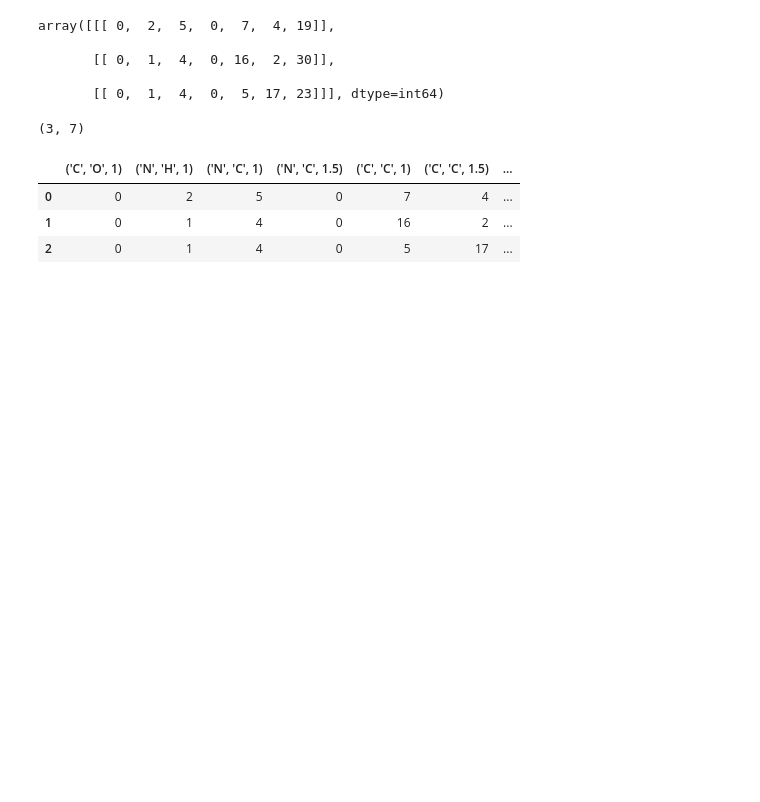
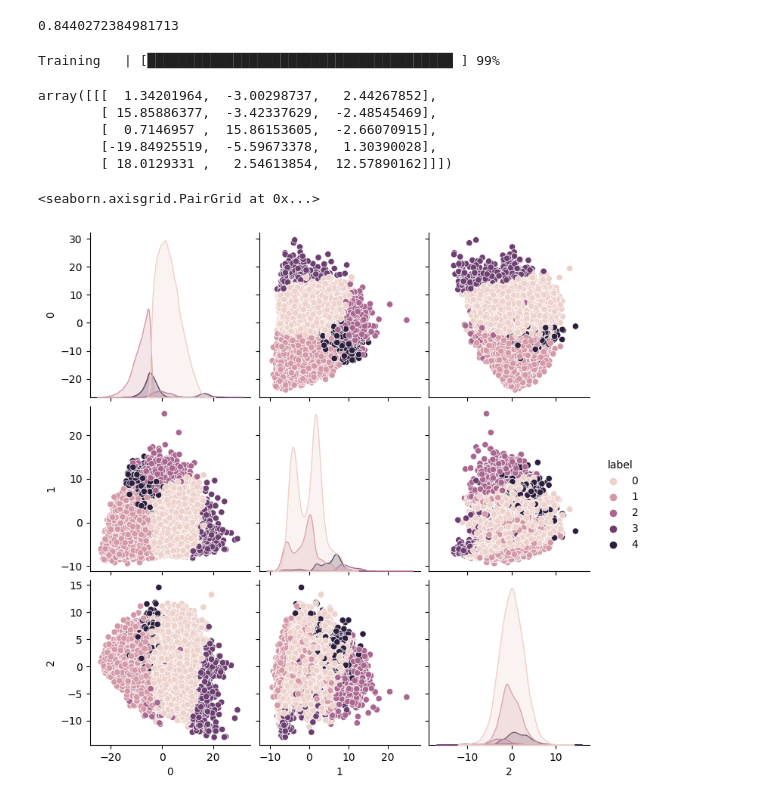
Before and after one commit to Evintkoo/Functional-Group-Analysis, a Jupyter notebook: Atomic-Bond/4-clustering.ipynb, the cells around one changed output. Cells and saved outputs as stored; diff of their text form; code cells hidden in the pictures; blank space fills up the shorter version.

```diff
--- a/Atomic-Bond/4-clustering.ipynb
+++ b/Atomic-Bond/4-clustering.ipynb
@@ -19,0 +11,3 @@ sns.heatmap(df.corr())
+# %%
+df = pd.read_csv("Datas/pca_data.csv")
+df
@@ -20,32 +48,22 @@ sns.heatmap(df.corr())
+# %%
+pca_model.explained_variance_ratio_.sum()
+# %% [output]
+0.8440272384981713
 # %%
 X = df.values
-model = SOM(m = 3,
-            n = 1,
+model = SOM(m = 1,
+            n = 5,
             dim=X.shape[1],
-            max_iter=1,
+            max_iter=sys.maxsize,
             initiate_method="SOM++",
             learning_rate=0.5,
-            neighbour_rad=5)
-model.fit(X, epoch=50)
+            neighbour_rad=2)
+model.fit(X, epoch=100)
 model.neurons
 # %% [output]
-array([[[ 0,  2,  5,  0,  7,  4, 19]],
-
-       [[ 0,  1,  4,  0, 16,  2, 30]],
-
-       [[ 0,  1,  4,  0,  5, 17, 23]]], dtype=int64)
+Training   | [███████████████████████████████████████ ] 99%
+array([[[  1.34201964,  -3.00298737,   2.44267852],
+        [ 15.85886377,  -3.42337629,  -2.48545469],
+        [  0.7146957 ,  15.86153605,  -2.66070915],
+        [-19.84925519,  -5.59673378,   1.30390028],
+        [ 18.0129331 ,   2.54613854,  12.57890162]]])
-# %%
-cluster_centers = model.neurons
-cluster_centers = np.reshape(cluster_centers, (-1,X.shape[1]))
-cluster_centers.shape
-# %% [output]
-(3, 7)
-# %%
-cc = pd.DataFrame(cluster_centers, columns=df.columns)
-cc.dropna(axis=1, inplace=True)
-cc.round(4)
-# %% [output]
-|  | ('C', 'O', 1) | ('N', 'H', 1) | ('N', 'C', 1) | ('N', 'C', 1.5) | ('C', 'C', 1) | ('C', 'C', 1.5) | ... |
-| 0 | 0 | 2 | 5 | 0 | 7 | 4 | ... |
-| 1 | 0 | 1 | 4 | 0 | 16 | 2 | ... |
-| 2 | 0 | 1 | 4 | 0 | 5 | 17 | ... |
@@ -54,0 +70,8 @@ cc.round(4).to_csv("Datas/Stats/clustercenters.csv", index=False)
+# %%
+pred = model.predict(X)
+plot_df = df.copy(deep=True)
+plot_df["label"] = pred
+sns.pairplot(plot_df, hue="label", corner=False)
+# %% [output]
+<seaborn.axisgrid.PairGrid at 0x...>
+[figure, added]
```
Also changed, not shown: parts of 10 cells of this notebook, 22 other files.
